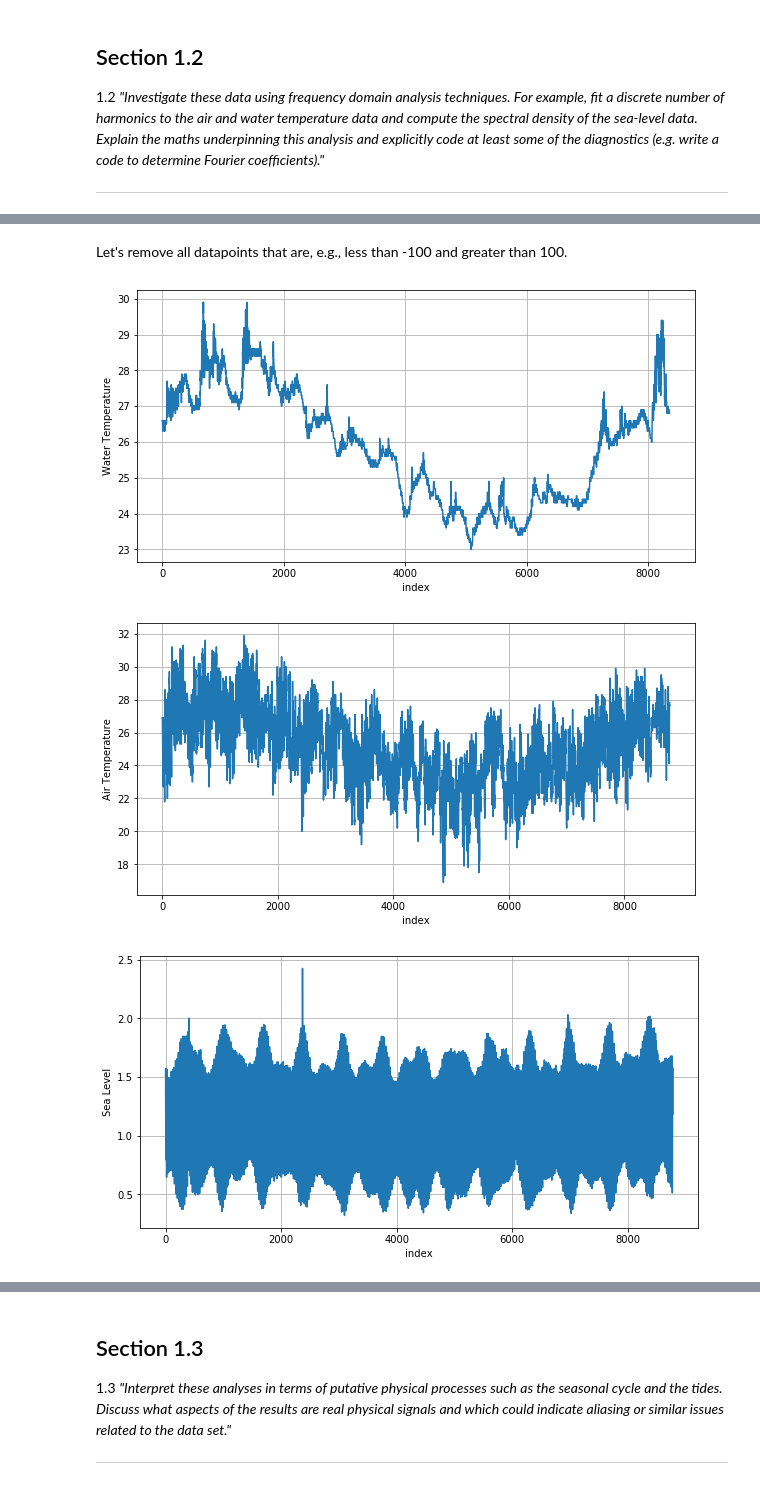
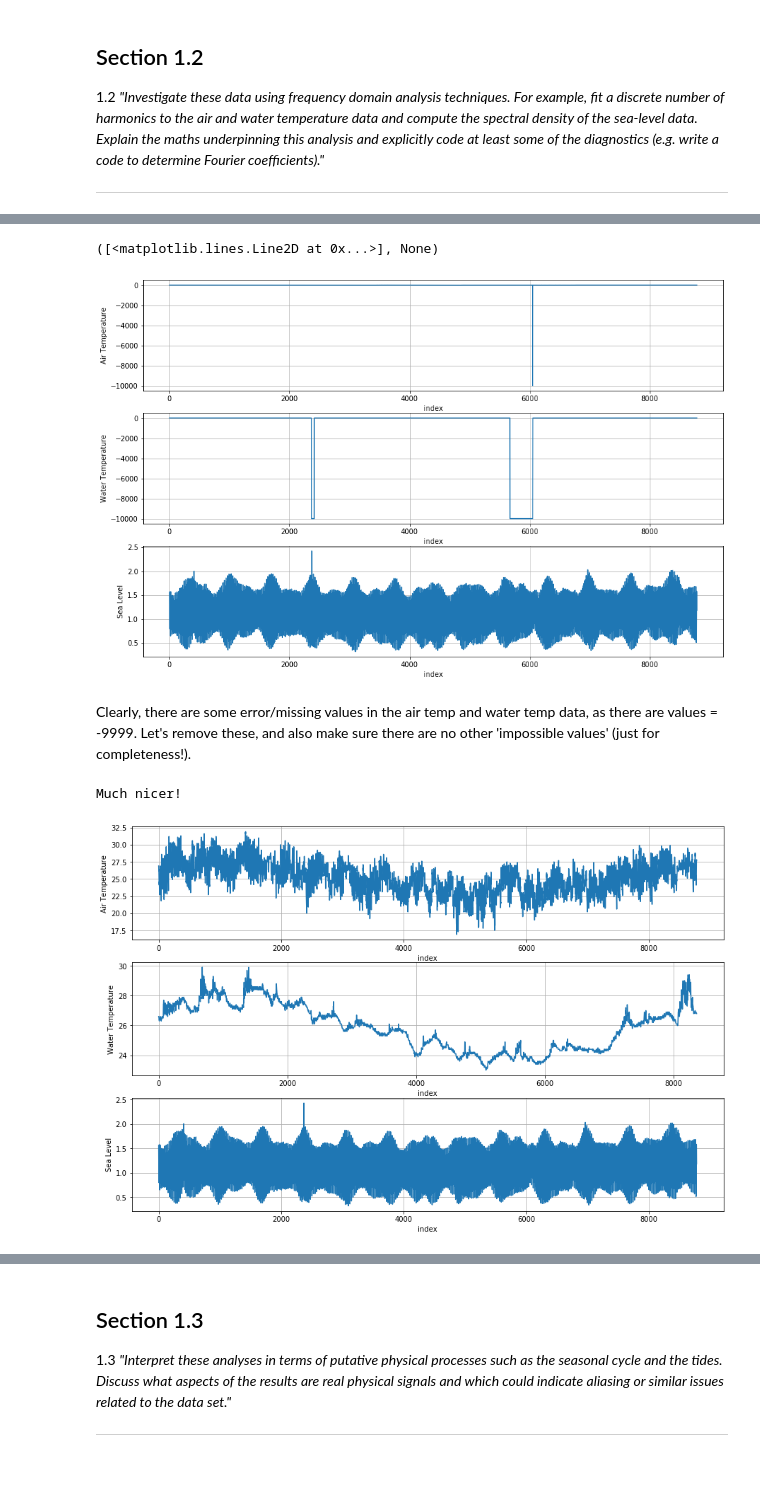
Before and after one commit to mpudig/MATH5271, a Jupyter notebook: ClassPortfolio/Task1/Task1_notebook.ipynb, the cells around one changed output, grey strips where cells are left out. Saved outputs shown, nothing was run; the diff lists cells and outputs as text; code cells hidden in the pictures.

```diff
--- a/ClassPortfolio/Task1/Task1_notebook.ipynb
+++ b/ClassPortfolio/Task1/Task1_notebook.ipynb
@@ -90,27 +68,31 @@ plt.hist(temp_water)
-# %% [markdown]
-Let's remove all datapoints that are, e.g., less than -100 and greater than 100.
+# %%
+# Plot for exploratory DA
+
+fig, axs = plt.subplots(ncols=1, nrows=3, figsize=(15,10))
+temp_air.plot(ax=axs[0]), axs[0].grid()
+temp_water.plot(ax=axs[1]), axs[1].grid()
+sea_level.plot(ax=axs[2]), axs[2].grid()
+# %% [output]
+([<matplotlib.lines.Line2D at 0x...>], None)
+[figure, added]
+# %% [markdown]
+Clearly, there are some error/missing values in the air temp and water temp data, as there are values = -9999. Let's remove these, and also make sure there are no other 'impossible values' (just for completeness!).
 # %%
 def remove_impossible_vals(array):
-    # Returns array such that all values in array are >= -100 *and* <= 100
+    # Returns array such that all values in array are >= -100 and <= 100
 
     return array[(array >= -100) & (array <= 100)]
 
 temp_air = remove_impossible_vals(temp_air)
 temp_water = remove_impossible_vals(temp_water)
 sea_level = remove_impossible_vals(sea_level)
 
-plt.figure(figsize=(10,5))
-temp_water[ : ].plot()
-plt.grid()
+fig, axs = plt.subplots(ncols=1, nrows=3, figsize=(15,10))
+temp_air.plot(ax=axs[0]), axs[0].grid()
+temp_water.plot(ax=axs[1]), axs[1].grid()
+sea_level.plot(ax=axs[2]), axs[2].grid()
 
-plt.figure(figsize=(10,5))
-temp_air[ : ].plot()
-plt.grid()
-
-plt.figure(figsize=(10,5))
-sea_level.plot()
-plt.grid()
+print('Much nicer!')
 # %% [output]
+Much nicer!
-[figure, old version]
+[figure, new version]
-[figure, removed]
-[figure, removed]
```
Also changed, not shown: parts of 14 cells of this notebook, 1 other file.
